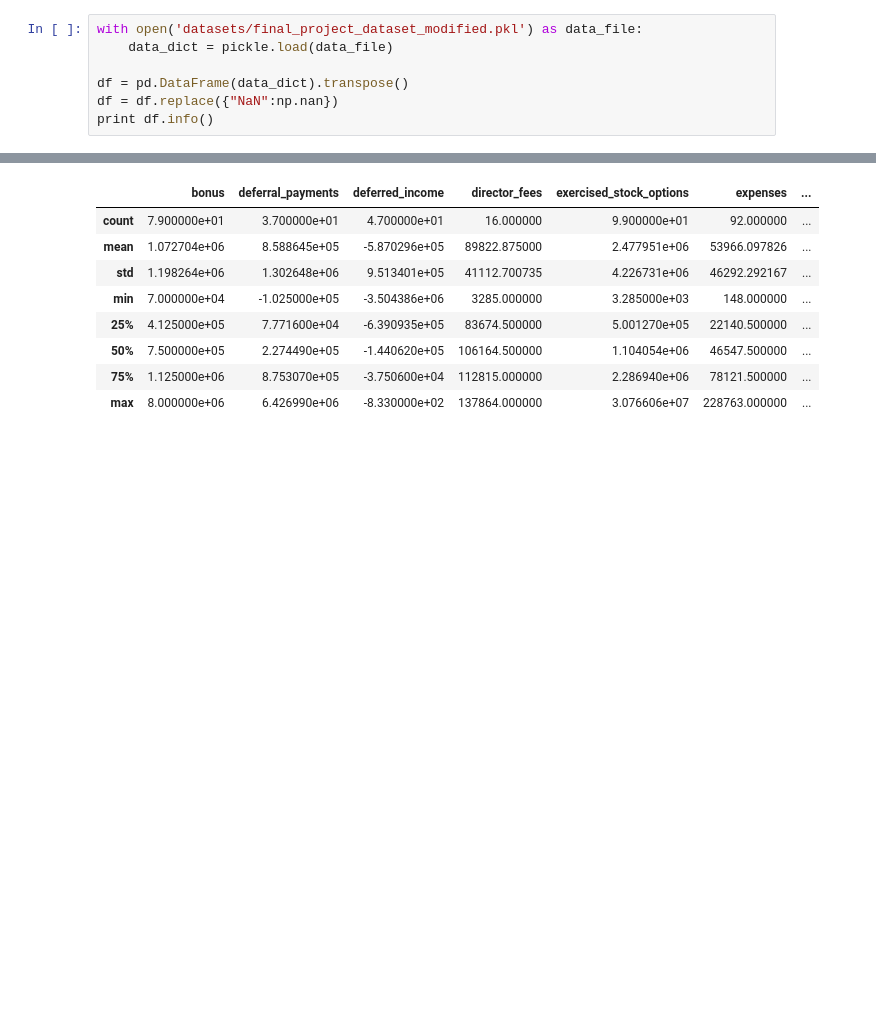
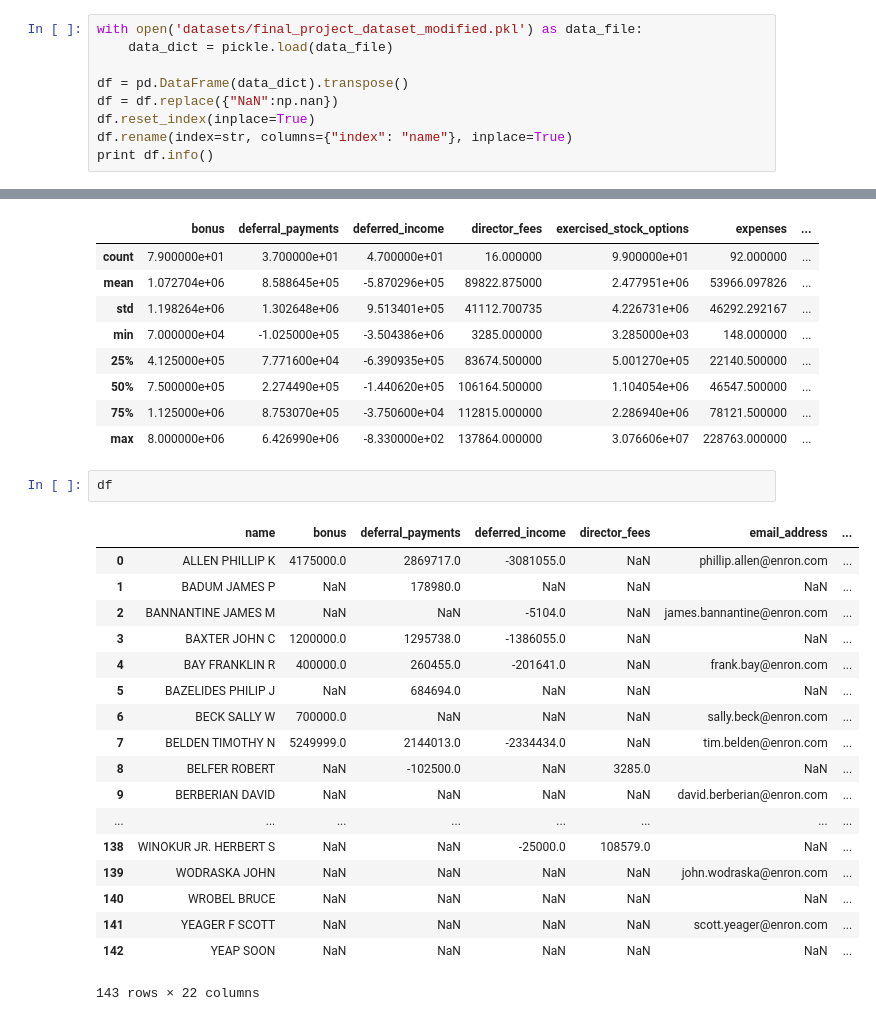
Before and after one commit to roboGOD/Enron-Fraud-Detection, a Jupyter notebook: poi_id.ipynb, the cells around one changed output, grey strips where cells are left out. Cells and saved outputs as stored; diff of their text form; blank space fills up the shorter version.

Commit message:
Adjusted index of pandas dataframe

```diff
--- a/poi_id.ipynb
+++ b/poi_id.ipynb
@@ -8,6 +8,8 @@ with open('datasets/final_project_dataset_modified.pkl') as data_file:
 
 df = pd.DataFrame(data_dict).transpose()
 df = df.replace({"NaN":np.nan})
+df.reset_index(inplace=True)
+df.rename(index=str, columns={"index": "name"}, inplace=True)
 print df.info()
 # %% [output]
 <class 'pandas.core.frame.DataFrame'>
@@ -59,3 +61,24 @@ df.describe()
 | 50% | 7.500000e+05 | 2.274490e+05 | -1.440620e+05 | 106164.500000 | 1.104054e+06 | 46547.500000 | ... |
 | 75% | 1.125000e+06 | 8.753070e+05 | -3.750600e+04 | 112815.000000 | 2.286940e+06 | 78121.500000 | ... |
 | max | 8.000000e+06 | 6.426990e+06 | -8.330000e+02 | 137864.000000 | 3.076606e+07 | 228763.000000 | ... |
+# %%
+df
+# %% [output]
+|  | name | bonus | deferral_payments | deferred_income | director_fees | email_address | ... |
+| 0 | ALLEN PHILLIP K | 4175000.0 | 2869717.0 | -3081055.0 | NaN | phillip.allen@enron.com | ... |
+| 1 | BADUM JAMES P | NaN | 178980.0 | NaN | NaN | NaN | ... |
+| 2 | BANNANTINE JAMES M | NaN | NaN | -5104.0 | NaN | james.bannantine@enron.com | ... |
+| 3 | BAXTER JOHN C | 1200000.0 | 1295738.0 | -1386055.0 | NaN | NaN | ... |
+| 4 | BAY FRANKLIN R | 400000.0 | 260455.0 | -201641.0 | NaN | frank.bay@enron.com | ... |
+| 5 | BAZELIDES PHILIP J | NaN | 684694.0 | NaN | NaN | NaN | ... |
+| 6 | BECK SALLY W | 700000.0 | NaN | NaN | NaN | sally.beck@enron.com | ... |
+| 7 | BELDEN TIMOTHY N | 5249999.0 | 2144013.0 | -2334434.0 | NaN | tim.belden@enron.com | ... |
+| 8 | BELFER ROBERT | NaN | -102500.0 | NaN | 3285.0 | NaN | ... |
+| 9 | BERBERIAN DAVID | NaN | NaN | NaN | NaN | david.berberian@enron.com | ... |
+| ... | ... | ... | ... | ... | ... | ... | ... |
+| 138 | WINOKUR JR. HERBERT S | NaN | NaN | -25000.0 | 108579.0 | NaN | ... |
+| 139 | WODRASKA JOHN | NaN | NaN | NaN | NaN | john.wodraska@enron.com | ... |
+| 140 | WROBEL BRUCE | NaN | NaN | NaN | NaN | NaN | ... |
+| 141 | YEAGER F SCOTT | NaN | NaN | NaN | NaN | scott.yeager@enron.com | ... |
+| 142 | YEAP SOON | NaN | NaN | NaN | NaN | NaN | ... |
+143 rows × 22 columns
```
Also changed, not shown: parts of 2 cells of this notebook.
